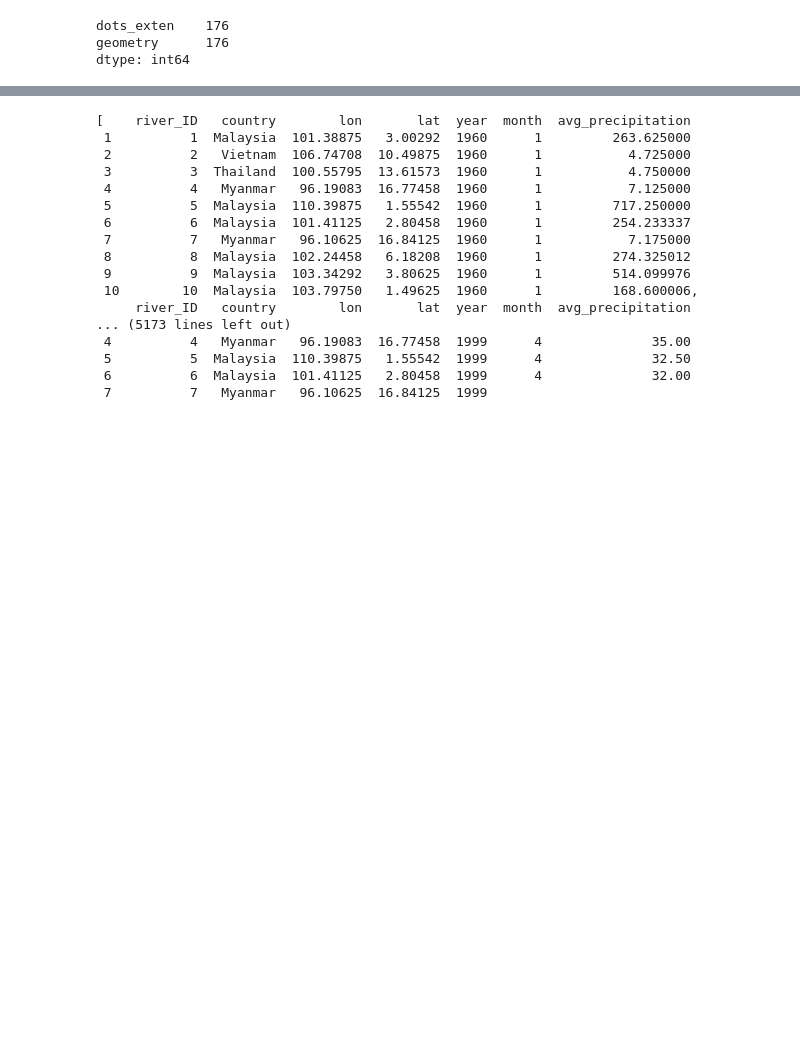
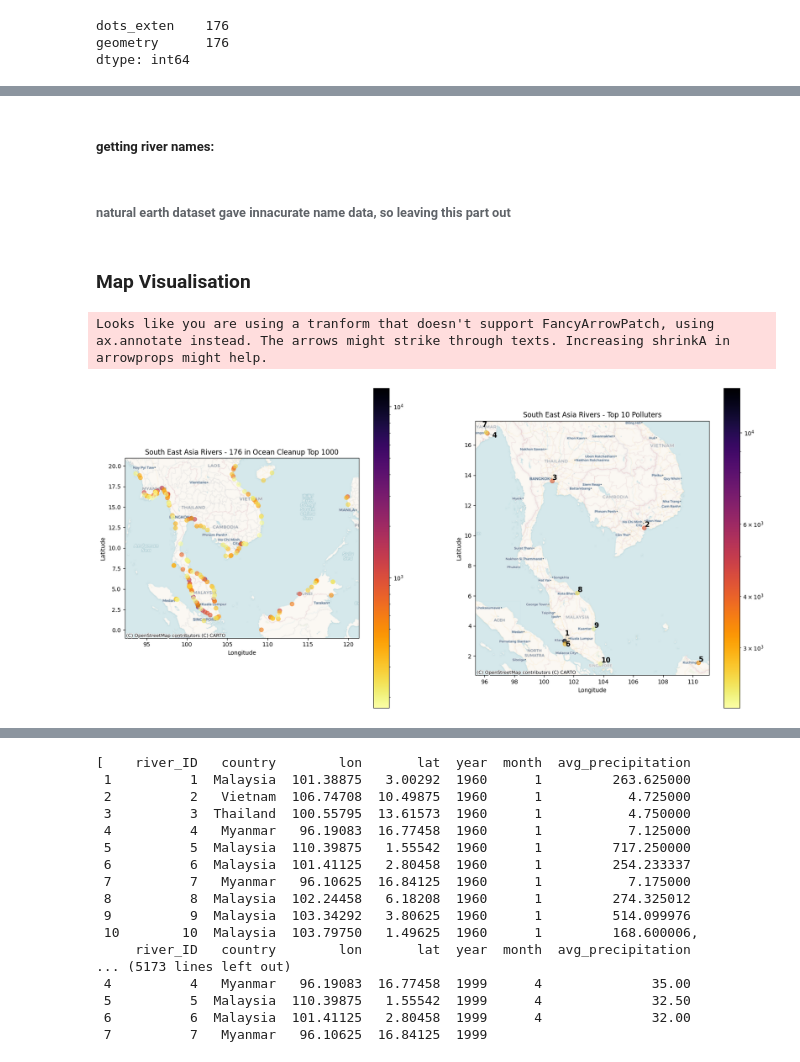
Before and after one commit to lemrob/plastic_pollution_seasonal_variation, a Jupyter notebook: src/preprocessing.ipynb, the cells around one changed output, grey strips where cells are left out. Cells and saved outputs as stored; diff of their text form; code cells hidden in the pictures; blank space fills up the shorter version.

```diff
--- a/src/preprocessing.ipynb
+++ b/src/preprocessing.ipynb
@@ -314,0 +141,3 @@ for decade_folder in sorted(os.listdir(base_dir)):
+# %%
+southeast_asia_rivers = southeast_asia_rivers.rename(columns={'dots_exten': 'pollution_volume'})
+southeast_asia_rivers.to_crs(epsg=4326)
@@ -314,0 +301,16 @@ for decade_folder in sorted(os.listdir(base_dir)):
+# %%
+# User agent sets my unique identifier when making API requests to Nominatum (required in Terms of Service)
+geolocator = Nominatim(user_agent="river_locator")
+
+# creating function which uses the lon and lat coordinates to reverse code and find the country
+def get_country(lat, lon):
+    time.sleep(1)
+    location = geolocator.reverse((lat, lon), language='en')
+    country = location.raw.get('address', {}).get('country', None)
+    return country
+
+# Applying the function to DataFrame
+# SE_top_10_pts.loc[:, 'river_name'] = SE_top_10_pts.apply(lambda row: get_river_name(row['lat'], row['lon']), axis=1)
+SE_top_10.loc[:, 'country'] = SE_top_10.apply(lambda row: get_country(row['lat'], row['lon']), axis=1)
+
+southeast_asia_rivers_top_10 = SE_top_10.copy()
@@ -314,0 +323,4 @@ for decade_folder in sorted(os.listdir(base_dir)):
+# %% [markdown]
+##### getting river names:
+# %% [markdown]
+###### natural earth dataset gave innacurate name data, so leaving this part out
@@ -314,0 +333,52 @@ for decade_folder in sorted(os.listdir(base_dir)):
+# %% [markdown]
+### Map Visualisation
+# %%
+from matplotlib.colors import LogNorm
+import adjustText as aT
+# defining variables to be used when plotting
+pollution_ranks = southeast_asia_rivers_top_10['rank']
+geometries = southeast_asia_rivers_top_10['geometry']
+
+# make figure with subplots
+fig, [ax1, ax2] = plt.subplots(nrows=1, ncols=2, figsize=(20, 10))
+
+# Plot all 176 SE Asia rivers in the top 1000
+southeast_asia_rivers.plot(column='pollution_volume', ax=ax1, legend=True,
+         cmap='inferno_r', markersize=50, alpha=0.6, norm=LogNorm())
+
+# Plotting the river basins on ax2
+southeast_asia_rivers_top_10.plot(ax=ax2, facecolor='lightblue', edgecolor='blue', linewidth=0.5, alpha=0.4)
+
+# Plotting top 10 polluting rivers
+southeast_asia_rivers_top_10.plot(column='pollution_volume', ax=ax2, legend=True,
+         cmap='inferno_r', markersize=50, alpha=0.6, norm=LogNorm())
+
+# Add basemaps for both axes
+ctx.add_basemap(ax1, crs=southeast_asia_rivers.crs, source=ctx.providers.CartoDB.Voyager)
+ctx.add_basemap(ax2, crs=southeast_asia_rivers.crs, source=ctx.providers.CartoDB.Voyager)
+
+# plotting the text tables for ax2
+texts = []
+for r, g in zip(pollution_ranks, geometries):
+    xy = g.coords[0]
+    texts.append(ax2.text(xy[0], xy[1], r, weight='bold', size='large'))
+
+# And NOW we adjust those points so that they no longer overlap
+aT.adjust_text(texts, force_points=0.3, force_text=0.8, expand_points=(1,1), expand_text=(1,1),
+               arrowprops=dict(arrowstyle="-", color='grey', lw=0.5))
+
+# Set title and labels
+ax1.set_title('South East Asia Rivers - 176 in Ocean Cleanup Top 1000')
+ax1.set_xlabel('Longitude')
+ax1.set_ylabel('Latitude')
+
+# Set title and labels
+ax2.set_title('South East Asia Rivers - Top 10 Polluters')
+ax2.set_xlabel('Longitude')
+ax2.set_ylabel('Latitude')
+
+# Show the plot
+plt.show()
+# %% [output]
+Looks like you are using a tranform that doesn't support FancyArrowPatch, using ax.annotate instead. The arrows might strike through texts. Increasing shrinkA in arrowprops might help.
+[figure, added]
```
Also changed, not shown: parts of 49 cells of this notebook, 2 other files.
